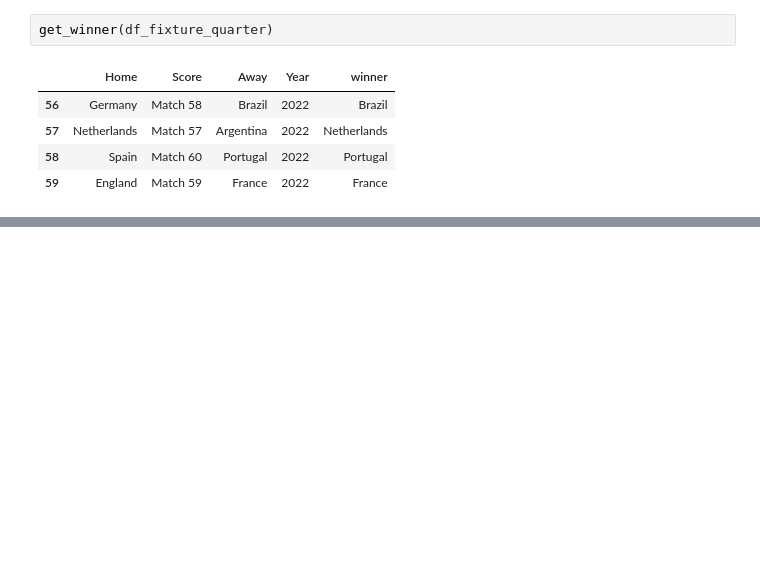
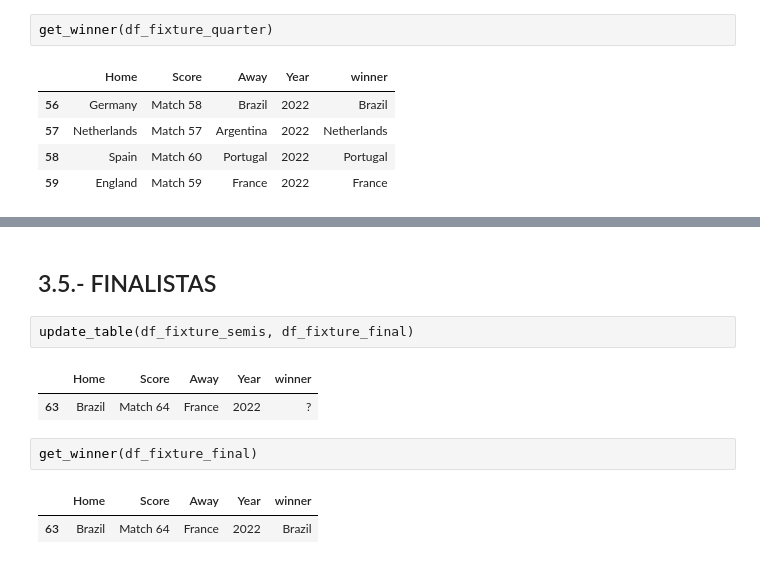
Before and after one commit to contrerascs/Analisis-de-Datos, a Jupyter notebook: Model.ipynb, the cells around one changed output, grey strips where cells are left out. Drawn from its saved outputs; the diff is of its cells as text; blank space fills up the shorter version.

```diff
--- a/Model.ipynb
+++ b/Model.ipynb
@@ -300,0 +315,12 @@ get_winner(df_fixture_quarter)
+# %% [markdown]
+## 3.5.- FINALISTAS
+# %%
+update_table(df_fixture_semis, df_fixture_final)
+# %% [output]
+|  | Home | Score | Away | Year | winner |
+| 63 | Brazil | Match 64 | France | 2022 | ? |
+# %%
+get_winner(df_fixture_final)
+# %% [output]
+|  | Home | Score | Away | Year | winner |
+| 63 | Brazil | Match 64 | France | 2022 | Brazil |
```
Also changed, not shown: parts of 3 cells of this notebook.
